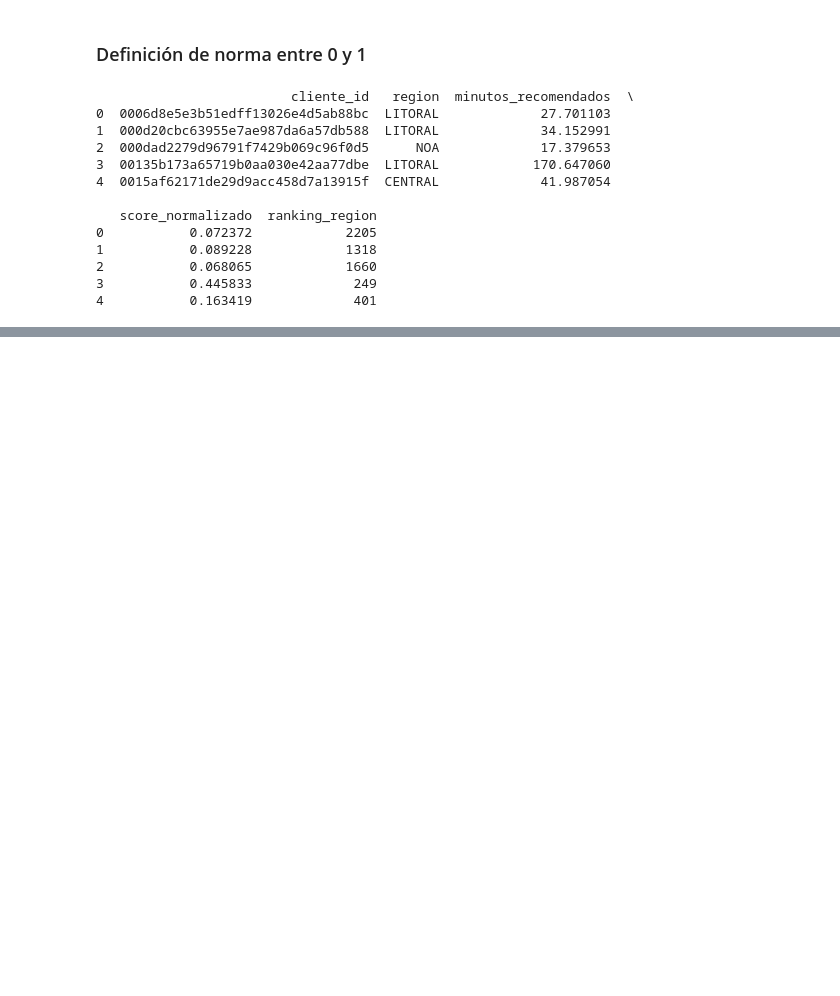
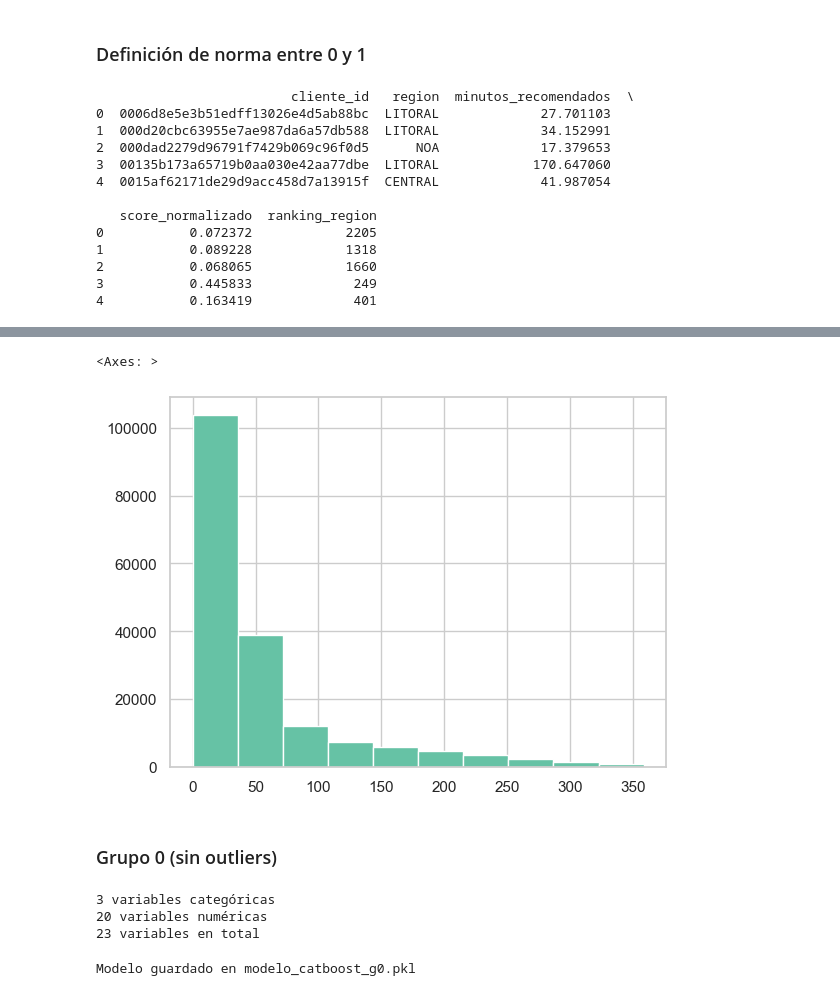
Before and after one commit to msolpera/challenge_quilmes, a Jupyter notebook: main.ipynb, the cells around one changed output, grey strips where cells are left out. Saved outputs shown, nothing was run; the diff lists cells and outputs as text; code cells hidden in the pictures; blank space fills up the shorter version.

Commit message:
add grupo 0

```diff
--- a/main.ipynb
+++ b/main.ipynb
@@ -531,0 +538,8 @@ with pd.ExcelWriter('ranking_visitas.xlsx') as writer:
+# %%
+df = df_feat.copy()
+# %%
+msk = df[target] < df[target].quantile(0.99)
+df['outlier'] = ~msk
+# %%
+df['outlier'] = df['outlier'].astype(int)
+df['outlier']
@@ -531,0 +559,14 @@ with pd.ExcelWriter('ranking_visitas.xlsx') as writer:
+# %%
+df[target][df['outlier']==0].hist()
+# %% [output]
+<Axes: >
+[figure, added]
+# %% [markdown]
+### Grupo 0 (sin outliers)
+# %%
+df_train, df_valid, df_test = split_data(df[df['outlier']==0])
+cat_features, num_features = get_cat_num_features(df_train)
+# %% [output]
+3 variables categóricas
+20 variables numéricas
+23 variables en total
@@ -531,0 +579,25 @@ with pd.ExcelWriter('ranking_visitas.xlsx') as writer:
+# %%
+train = True  # Set to False to load a pre-trained model / True to train the model
+
+models = ['linear', 'catboost'] # List of models to train
+model_name = 'catboost'
+
+if train:
+    if model_name == 'catboost':
+        preprocessor = preprocessor_cb(cat_features, num_features, fit=True, X=X_train, y=y_train)
+        model_train = train_model(X_train, y_train, model_name=model_name, version='g0', preprocessor=preprocessor)
+
+    elif model_name == 'linear':
+        preprocessor = pipeline_preprocesamiento_lr(num_features,\
+                        cat_features, categorical_strategy='onehot', fit=True, X=X_train, y=y_train)
+        model_train = train_model(X_train, y_train, model_name=model_name, version='g0', preprocessor=preprocessor)
+
+else:
+    if model_name == 'catboost':
+        import joblib
+        model_train = joblib.load('models/modelo_catboost.pkl')
+    if model_name == 'linear':
+        import joblib
+        model_train = joblib.load('models/linear_model.pkl')
+# %% [output]
+Modelo guardado en modelo_catboost_g0.pkl
```
Also changed, not shown: parts of 9 cells of this notebook, 16 other files.
